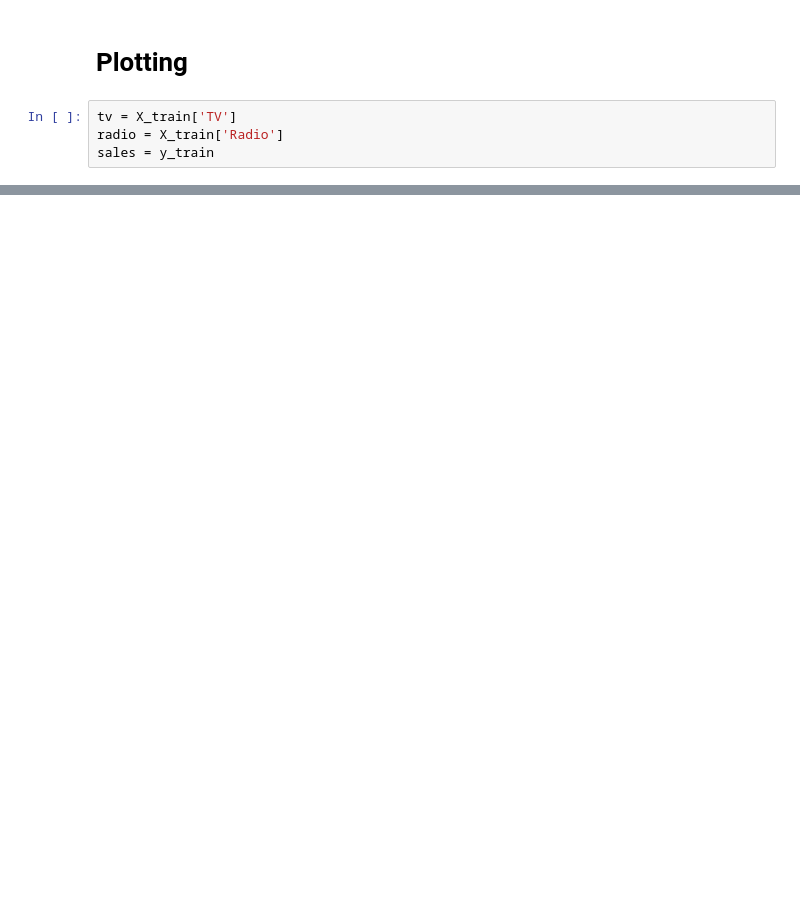
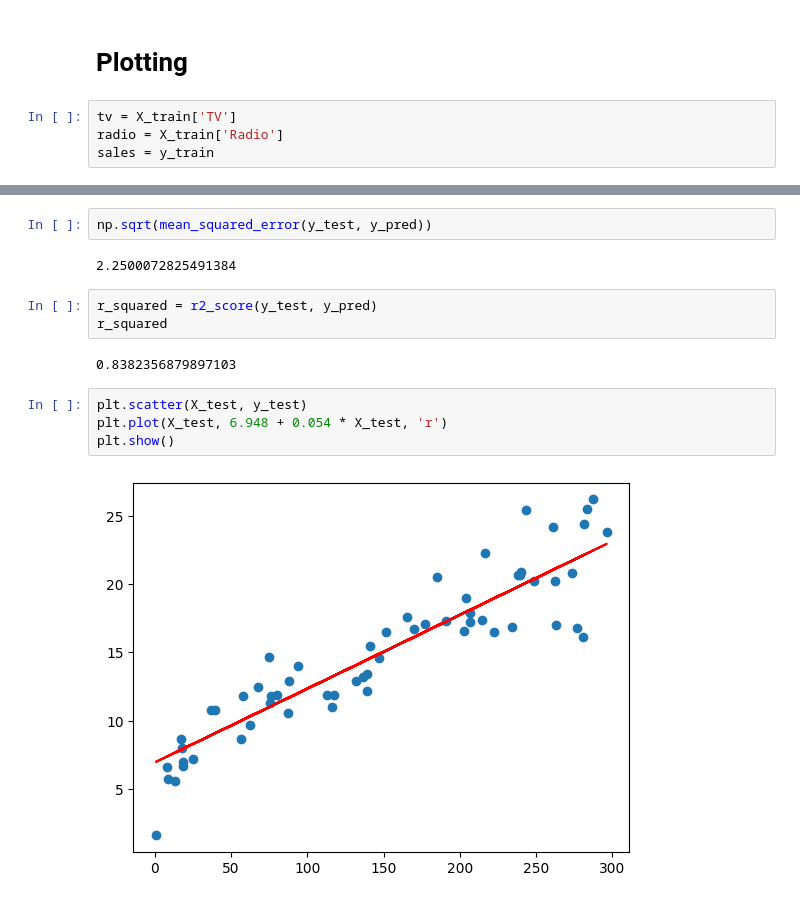
Before and after one commit to Sanjana-max/MachineLearning, a Jupyter notebook: salesPrediction.ipynb, the cells around one changed output, grey strips where cells are left out. Cells and saved outputs as stored; diff of their text form; blank space fills up the shorter version.

```diff
--- a/salesPrediction.ipynb
+++ b/salesPrediction.ipynb
@@ -211,0 +272,15 @@ plt.show()
+# %%
+np.sqrt(mean_squared_error(y_test, y_pred))
+# %% [output]
+2.2500072825491384
+# %%
+r_squared = r2_score(y_test, y_pred)
+r_squared
+# %% [output]
+0.8382356879897103
+# %%
+plt.scatter(X_test, y_test)
+plt.plot(X_test, 6.948 + 0.054 * X_test, 'r')
+plt.show()
+# %% [output]
+[figure, added]
```
Also changed, not shown: parts of 14 cells of this notebook.
